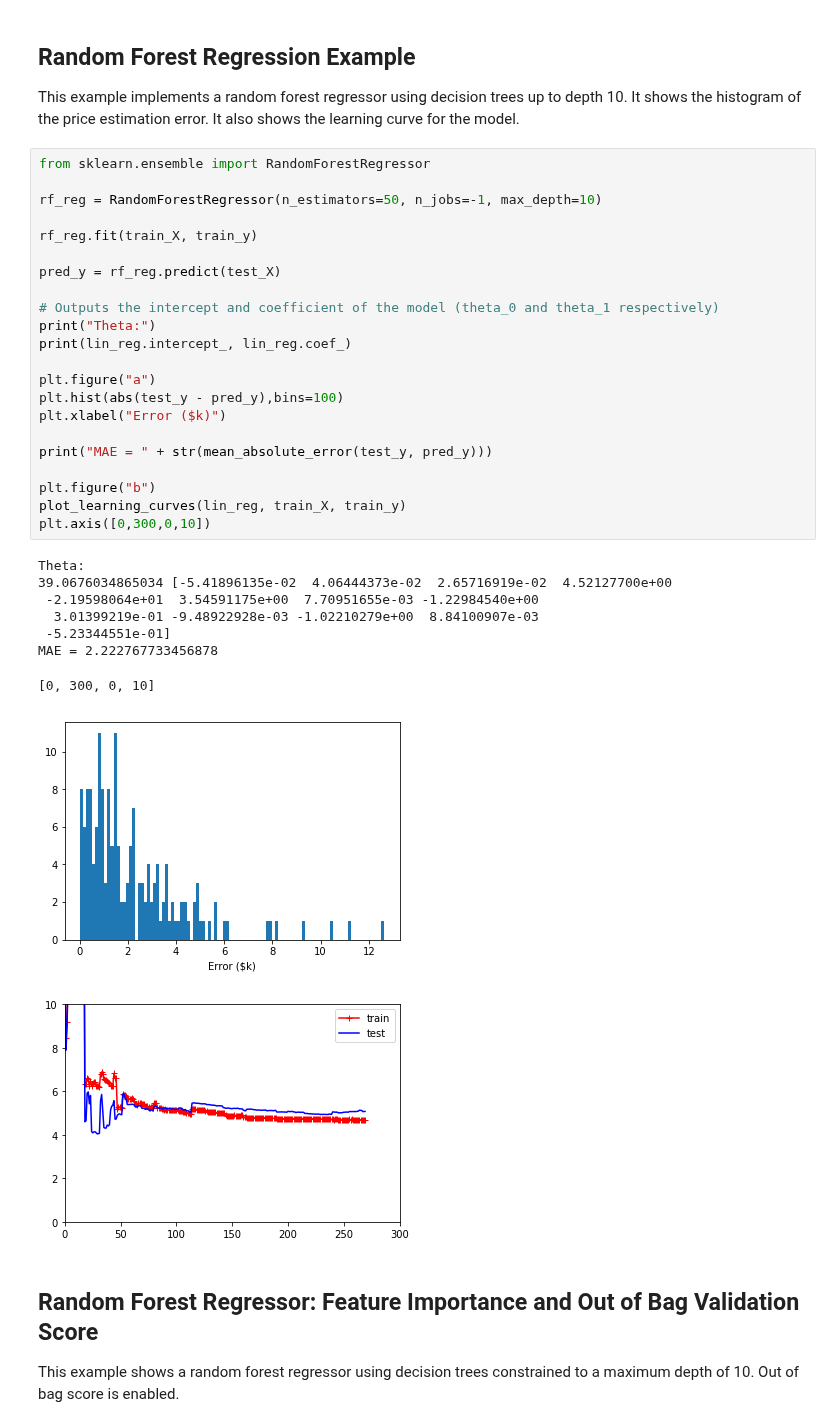
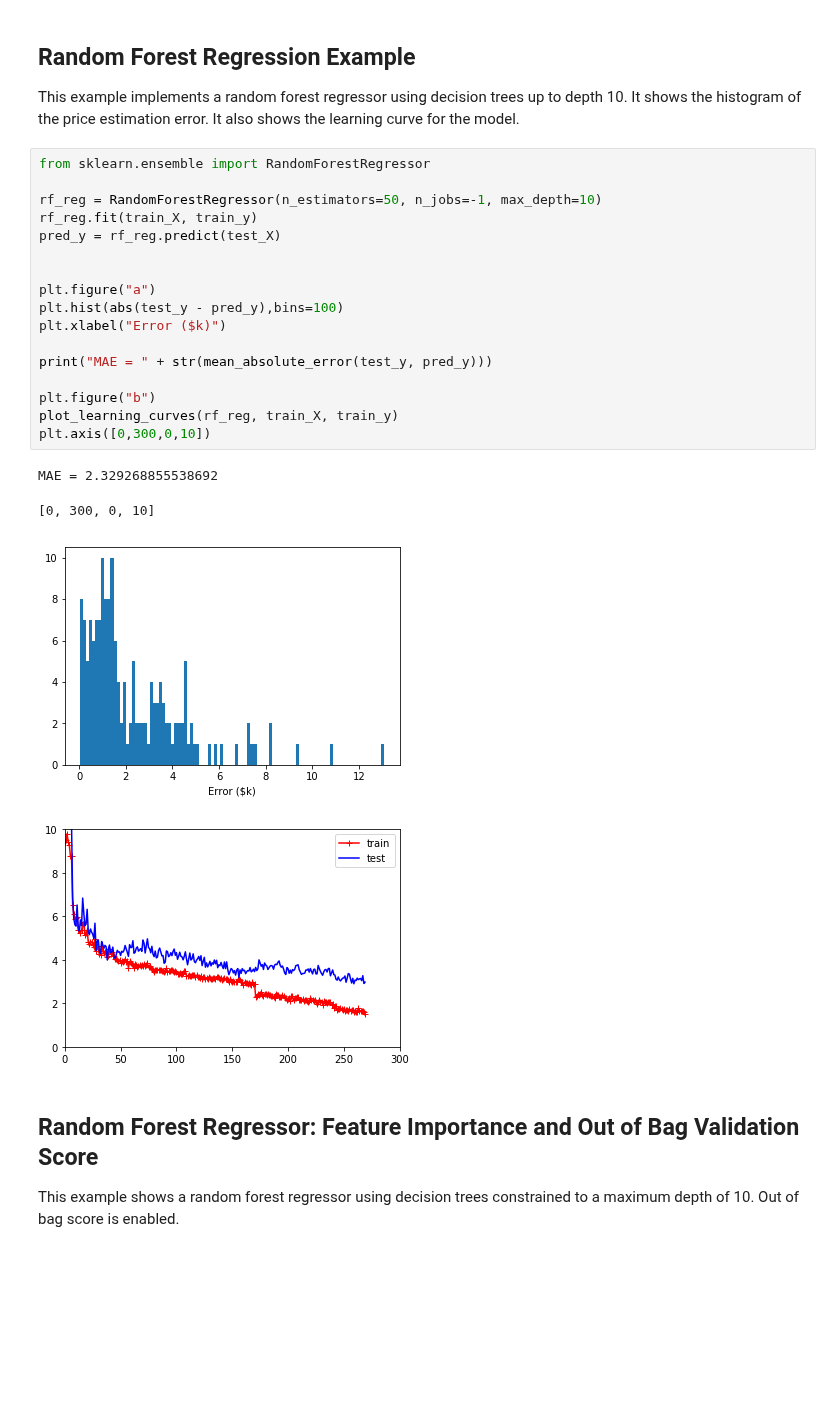
Before and after one commit to richss/cs455-ml-demos, a Jupyter notebook: cs455-chapter7-demos.ipynb, the cells around one changed output. Cells and saved outputs as stored; diff of their text form; blank space fills up the shorter version.

```diff
--- a/cs455-chapter7-demos.ipynb
+++ b/cs455-chapter7-demos.ipynb
@@ -392,35 +493,25 @@ This example implements a random forest regressor using decision trees up to dep
 # %%
 from sklearn.ensemble import RandomForestRegressor
 
 rf_reg = RandomForestRegressor(n_estimators=50, n_jobs=-1, max_depth=10)
-
 rf_reg.fit(train_X, train_y)
-
 pred_y = rf_reg.predict(test_X)
 
-# Outputs the intercept and coefficient of the model (theta_0 and theta_1 respectively)
-print("Theta:")
-print(lin_reg.intercept_, lin_reg.coef_)
 
 plt.figure("a")
 plt.hist(abs(test_y - pred_y),bins=100)
 plt.xlabel("Error ($k)")
 
 print("MAE = " + str(mean_absolute_error(test_y, pred_y)))
 
 plt.figure("b")
-plot_learning_curves(lin_reg, train_X, train_y)
+plot_learning_curves(rf_reg, train_X, train_y)
 plt.axis([0,300,0,10])
 # %% [output]
-Theta:
-39.0676034865034 [-5.41896135e-02  4.06444373e-02  2.65716919e-02  4.52127700e+00
- -2.19598064e+01  3.54591175e+00  7.70951655e-03 -1.22984540e+00
-  3.01399219e-01 -9.48922928e-03 -1.02210279e+00  8.84100907e-03
- -5.23344551e-01]
-MAE = 2.222767733456878
+MAE = 2.329268855538692
 [0, 300, 0, 10]
-[figure, old version]
+[figure, new version]
-[figure, old version]
+[figure, new version]
 # %% [markdown]
 ## Random Forest Regressor: Feature Importance and Out of Bag Validation Score
 
```
Also changed, not shown: parts of 20 cells of this notebook, 1 other file.
